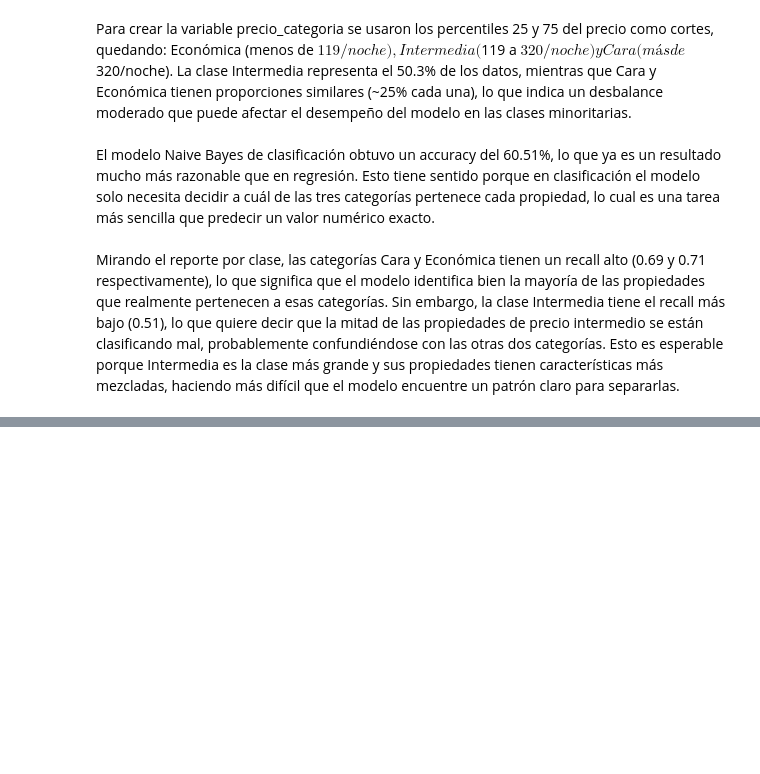
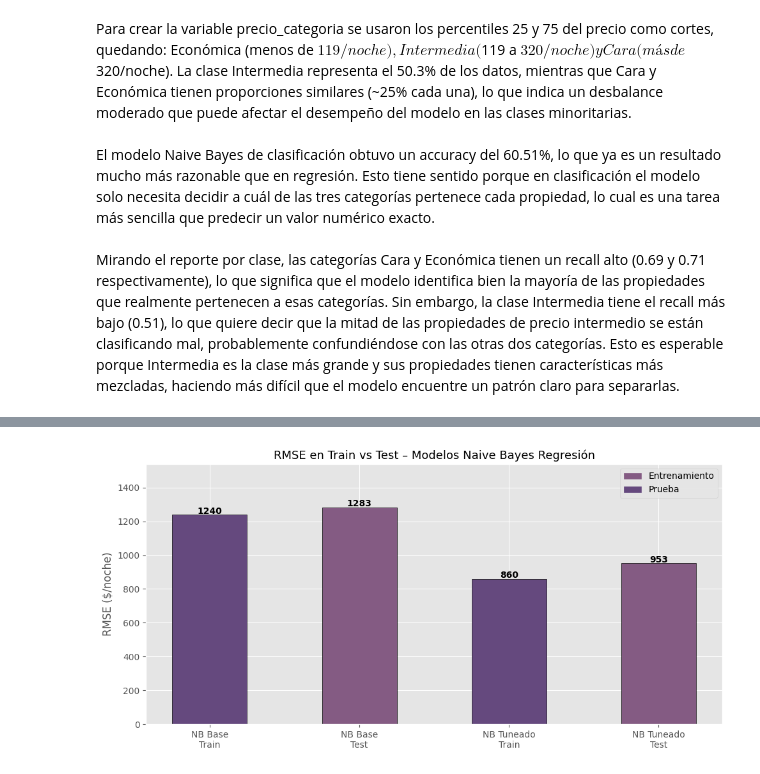
Before and after one commit to AleWWH1104/Lab5-md, a Jupyter notebook: Lab5.ipynb, the cells around one changed output, grey strips where cells are left out. Saved outputs shown, nothing was run; the diff lists cells and outputs as text; code cells hidden in the pictures; blank space fills up the shorter version.

```diff
--- a/Lab5.ipynb
+++ b/Lab5.ipynb
@@ -59,8 +54,3 @@ Librerías cargadas correctamente.
 ### Carga y preprocesamiento del dataset
 
 Se reproduce el mismo pipeline de preprocesamiento del Lab 4 para garantizar que los conjuntos de entrenamiento y prueba sean idénticos a los usados en los modelos anteriores.
-# %%
-# Cargar el archivo .Rdata
-resultado = pyreadr.read_r('data/listings.Rdata')
-df = resultado[list(resultado.keys())[0]]
-print('Dimensiones del dataset:', df.shape)
@@ -551,0 +615,62 @@ Mirando el reporte por clase, las categorías Cara y Económica tienen un recall
+# %%
+#Actividad 5 – Eficiencia en prueba: REGRESIÓN
+from sklearn.metrics import mean_squared_error, mean_absolute_error, r2_score
+
+# Métricas en ENTRENAMIENTO vs PRUEBA – modelo base
+y_pred_train_nb = nb_regresion.predict(X_train)
+rmse_train_base = np.sqrt(mean_squared_error(y_train, y_pred_train_nb))
+mae_train_base  = mean_absolute_error(y_train, y_pred_train_nb)
+r2_train_base   = r2_score(y_train, y_pred_train_nb)
+
+rmse_test_base  = np.sqrt(mean_squared_error(y_test, y_pred_nb))
+mae_test_base   = mean_absolute_error(y_test, y_pred_nb)
+r2_test_base    = r2_score(y_test, y_pred_nb)
+
+# Métricas en ENTRENAMIENTO vs PRUEBA – modelo tuneado
+y_pred_train_nbt = modelo_nb_tunned.best_estimator_.predict(X_train)
+rmse_train_tun   = np.sqrt(mean_squared_error(y_train, y_pred_train_nbt))
+mae_train_tun    = mean_absolute_error(y_train, y_pred_train_nbt)
+r2_train_tun     = r2_score(y_train, y_pred_train_nbt)
+
+rmse_test_tun    = np.sqrt(mean_squared_error(y_test, y_pred_nb_tunned))
+mae_test_tun     = mean_absolute_error(y_test, y_pred_nb_tunned)
+r2_test_tun      = r2_score(y_test, y_pred_nb_tunned)
+
+
+print('EFICIENCIA EN REGRESIÓN – NB BASE')
+
+print(f'  {"Métrica":<10}  {"Train":>12}  {"Test":>12}  {"Diferencia":>12}')
+print(f'  {"-"*50}')
+print(f'  {"RMSE":<10}  {rmse_train_base:>12.2f}  {rmse_test_base:>12.2f}  {abs(rmse_train_base-rmse_test_base):>12.2f}')
+print(f'  {"MAE":<10}  {mae_train_base:>12.2f}  {mae_test_base:>12.2f}  {abs(mae_train_base-mae_test_base):>12.2f}')
+print(f'  {"R²":<10}  {r2_train_base:>12.4f}  {r2_test_base:>12.4f}  {abs(r2_train_base-r2_test_base):>12.4f}')
+
+print()
+
+print('EFICIENCIA EN REGRESIÓN – NB TUNEADO')
+
+print(f'  {"Métrica":<10}  {"Train":>12}  {"Test":>12}  {"Diferencia":>12}')
+print(f'  {"-"*50}')
+print(f'  {"RMSE":<10}  {rmse_train_tun:>12.2f}  {rmse_test_tun:>12.2f}  {abs(rmse_train_tun-rmse_test_tun):>12.2f}')
+print(f'  {"MAE":<10}  {mae_train_tun:>12.2f}  {mae_test_tun:>12.2f}  {abs(mae_train_tun-mae_test_tun):>12.2f}')
+print(f'  {"R²":<10}  {r2_train_tun:>12.4f}  {r2_test_tun:>12.4f}  {abs(r2_train_tun-r2_test_tun):>12.4f}')
+
+# Gráfica RMSE train vs test
+modelos_reg  = ['NB Base\nTrain', 'NB Base\nTest', 'NB Tuneado\nTrain', 'NB Tuneado\nTest']
+rmse_vals    = [rmse_train_base, rmse_test_base, rmse_train_tun, rmse_test_tun]
+colores_reg  = ['#65497e', '#845b83', '#65497e', '#845b83']
+
+fig, ax = plt.subplots(figsize=(10, 5))
+bars = ax.bar(modelos_reg, rmse_vals, color=colores_reg, edgecolor='black', width=0.5)
+for bar, val in zip(bars, rmse_vals):
+    ax.text(bar.get_x() + bar.get_width()/2, bar.get_height() + 5,
+            f'{val:.0f}', ha='center', fontsize=10, fontweight='bold')
+ax.set_title('RMSE en Train vs Test – Modelos Naive Bayes Regresión', fontsize=13)
+ax.set_ylabel('RMSE ($/noche)')
+ax.set_ylim(0, max(rmse_vals) * 1.2)
+from matplotlib.patches import Patch
+ax.legend(handles=[Patch(color="#845b83", label='Entrenamiento'),
+                   Patch(color="#65497e", label='Prueba')], loc='upper right')
+plt.tight_layout()
+plt.show()
+# %% [output]
@@ -551,0 +690 @@ Mirando el reporte por clase, las categorías Cara y Económica tienen un recall
+[figure, added]
```
Also changed, not shown: parts of 16 cells of this notebook, 8 other files.
